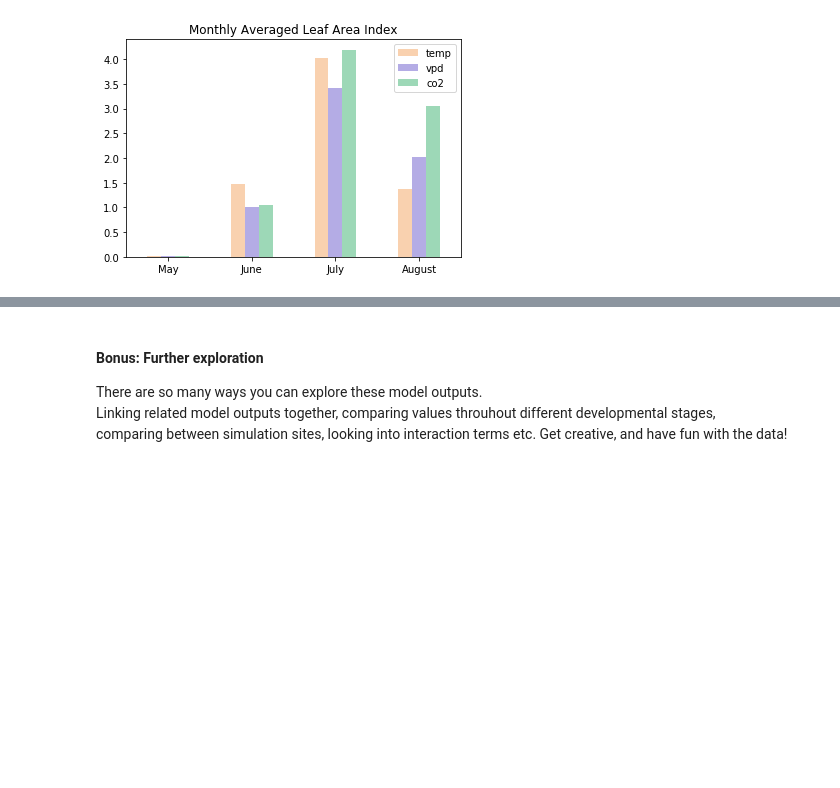
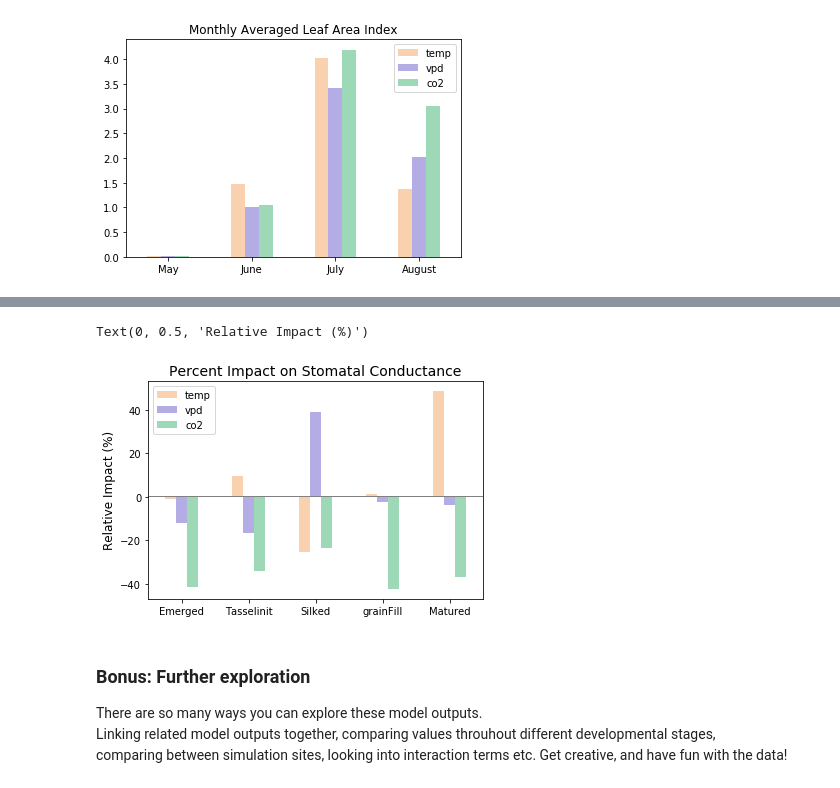
Before and after one commit to jennhsiao/maizsim_application, a Jupyter notebook: lab_exercise.ipynb, the cells around one changed output, grey strips where cells are left out. Saved outputs shown, nothing was run; the diff lists cells and outputs as text; code cells hidden in the pictures; blank space fills up the shorter version.

```diff
--- a/lab_exercise.ipynb
+++ b/lab_exercise.ipynb
@@ -195,5 +223,32 @@ sdf
+# %%
+# setting up phenological stages
+phenostages = ['Emerged', 'Tasselinit', 'Silked', 'grainFill', 'Matured']
+
+# averaging model output for different phenological stages
+pheno_gs_control = ohi_control.groupby('Note', sort=False).mean().av_gs[1:]
+pheno_gs_temp = ohi_temp.groupby('Note', sort=False).mean().av_gs[1:]
+pheno_gs_vpd = ohi_vpd.groupby('Note', sort=False).mean().av_gs[1:]
+pheno_gs_co2 = ohi_co2.groupby('Note', sort=False).mean().av_gs[1:]
+
+# calculating impact
+pheno_gs_temp_impct = (pheno_gs_temp - pheno_gs_control)/pheno_gs_control * 100
+pheno_gs_vpd_impct = (pheno_gs_vpd - pheno_gs_control)/pheno_gs_control * 100
+pheno_gs_co2_impct = (pheno_gs_co2 - pheno_gs_control)/pheno_gs_control * 100
+
+# plotting out results for stomatal conductance
+df = pd.DataFrame({'temp': pheno_gs_temp_impct,
+                   'vpd': pheno_gs_vpd_impct,
+                   'co2': pheno_gs_co2_impct}, index=phenostages)
+
+df.plot.bar(rot=0, color=[col_temp, col_vpd, col_co2], alpha=0.5)
+plt.axhline(y=0.5, color='grey', linestyle='-', linewidth=1)
+plt.title('Percent Impact on Stomatal Conductance', size=14)
+plt.ylabel('Relative Impact (%)', size=12)
+# %% [output]
+Text(0, 0.5, 'Relative Impact (%)')
+[figure, added]
 # %% [markdown]
-#### Bonus: Further exploration
+### Bonus: Further exploration
 There are so many ways you can explore these model outputs. <br>
 Linking related model outputs together, comparing values throuhout different developmental stages, <br>
 comparing between simulation sites, looking into interaction terms etc.
```
Also changed, not shown: parts of 9 cells of this notebook, 2 other files.
